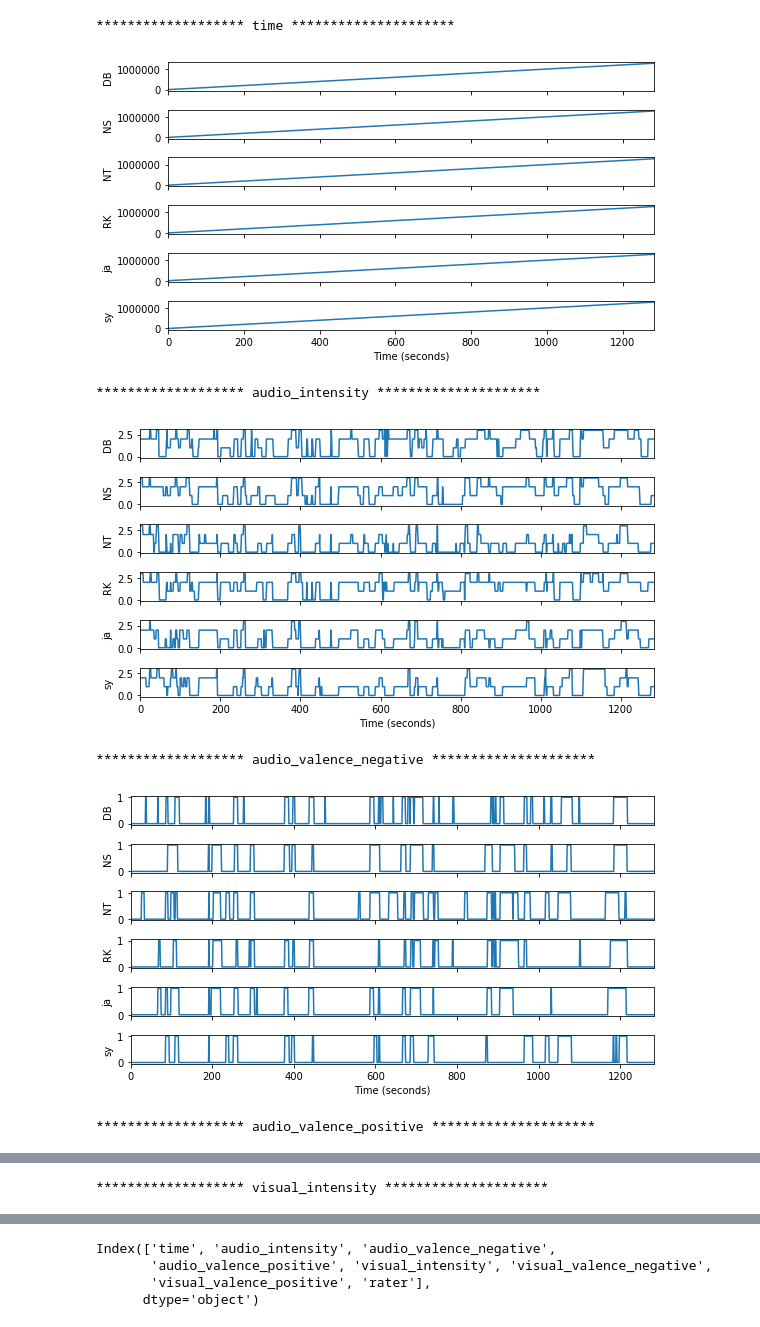
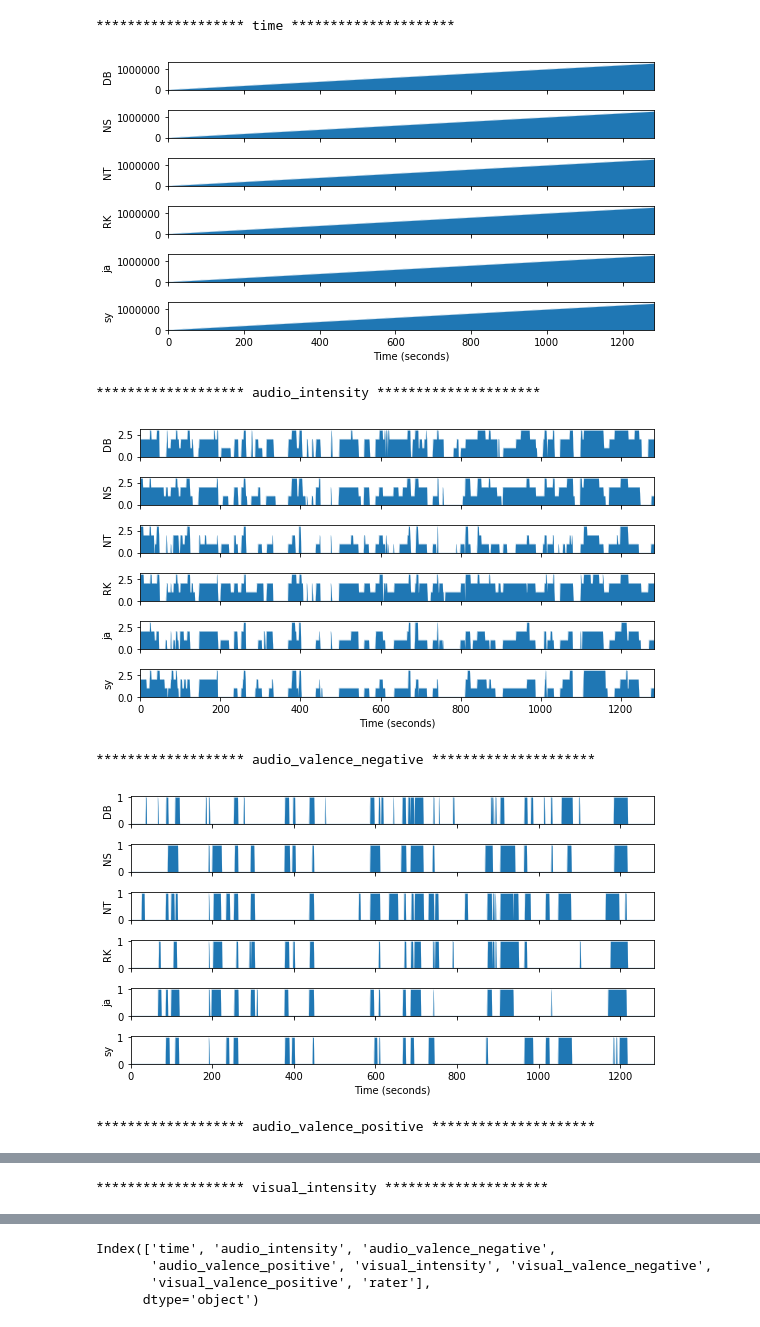
Before and after one commit to catcamacho/emocodes, a Jupyter notebook: reliability_analysis/2_ReliabilityAnalysis.ipynb, the cells around one changed output, grey strips where cells are left out. Saved outputs shown, nothing was run; the diff lists cells and outputs as text; code cells hidden in the pictures.

```diff
--- a/reliability_analysis/2_ReliabilityAnalysis.ipynb
+++ b/reliability_analysis/2_ReliabilityAnalysis.ipynb
@@ -37,37 +37,37 @@ raters = []
 
 for file in files:
     rater = file[-22:-20]
     raters.append(rater)
     temp = pd.read_csv(file, index_col=None)
     try:
         temp = temp.drop(string_vars,axis=1)
     except:
         pass
     temp['seconds'] = temp['time']/1000
     temp.index = pd.to_datetime(temp['time'],unit='ms')
     temp.index.name = 'time'
     temp = temp.resample('1s').mean().round(0)
     temp.index = temp['seconds']
     dfs.append(temp)
 
 for x in dfs[0].columns:
     print('******************* {0} *********************'.format(x))
     fig, ax = plt.subplots(len(dfs), figsize=(8, 0.75*len(dfs)))
     for i, rates in enumerate(dfs):
         try:
-            rates[x].plot(kind='line', ax=ax[i], xlabel='Time (seconds)', ylabel=raters[i], sharex=True, xlim=(0,rates.index[-1]))
+            rates[x].plot(kind='area', ax=ax[i], xlabel='Time (seconds)', ylabel=raters[i], sharex=True, xlim=(0,rates.index[-1]), linewidth=0.1)
         except:
             pass
     plt.tight_layout()
     fig.title = x
     plt.savefig('ahkj_subjective_nc_codes_{0}.svg'.format(x))
     plt.show()
     print(' ')
 # %% [output]
 ******************* time *********************
-[figure, old version]
+[figure, new version]
 ******************* audio_intensity *********************
-[figure, old version]
+[figure, new version]
 ******************* audio_valence_negative *********************
-[figure, old version]
+[figure, new version]
 ******************* audio_valence_positive *********************
```
Also changed, not shown: parts of 1 cell of this notebook, 1 other file.
